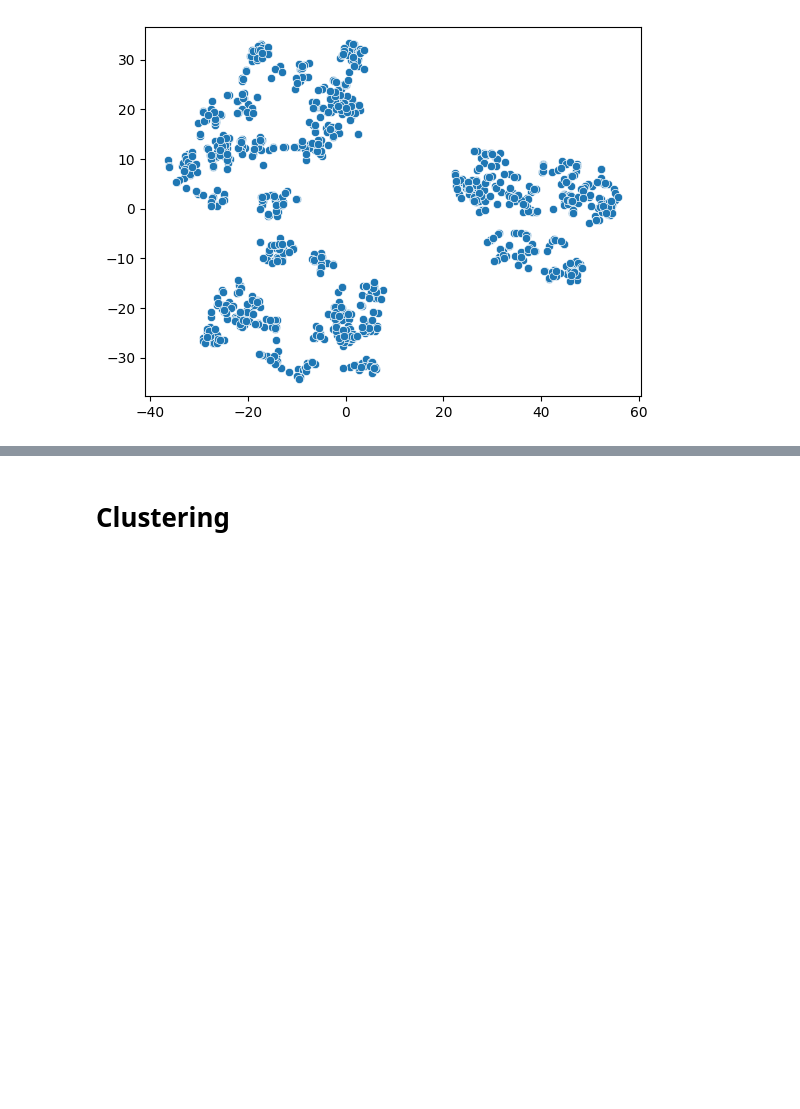
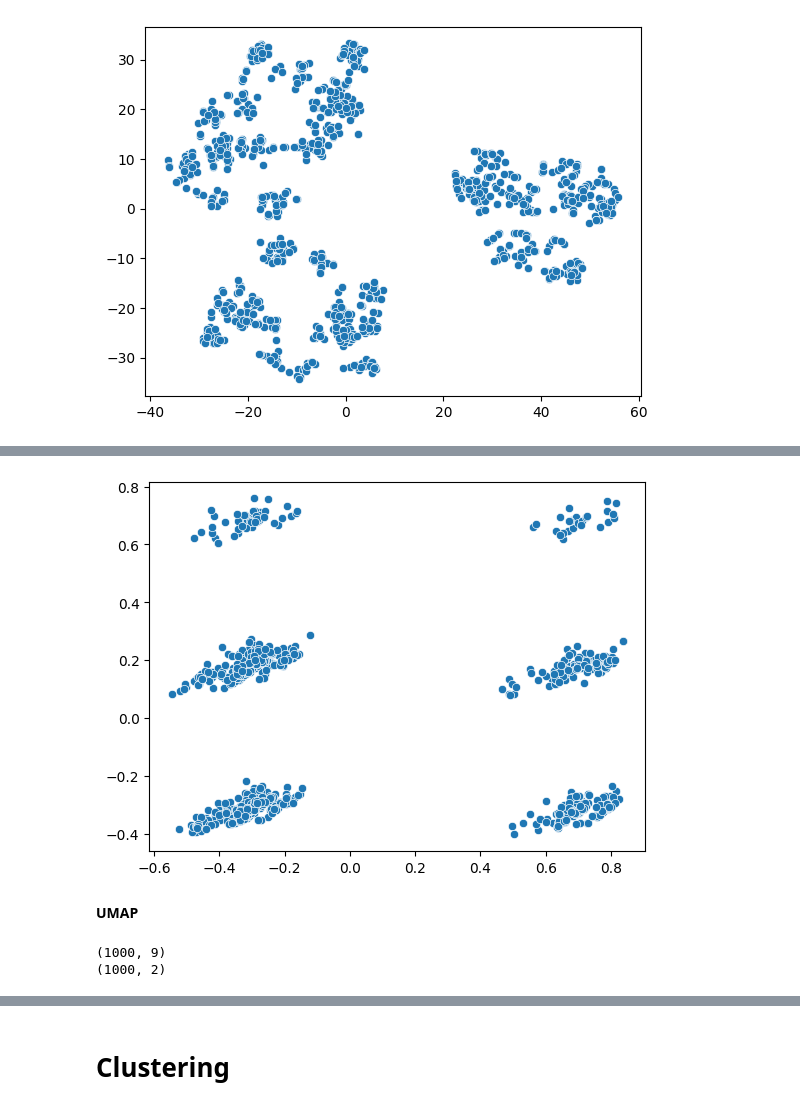
Before and after one commit to aspushkarev/OTUS-ML-Professional, a Jupyter notebook: KMeans_DBSCAN/OTUS_Clustering_Homework.ipynb, the cells around one changed output, grey strips where cells are left out. Cells and saved outputs as stored; diff of their text form; code cells hidden in the pictures; blank space fills up the shorter version.

```diff
--- a/KMeans_DBSCAN/OTUS_Clustering_Homework.ipynb
+++ b/KMeans_DBSCAN/OTUS_Clustering_Homework.ipynb
@@ -211,0 +223,4 @@ sns.scatterplot(x=X_tsne[:,0], y=X_tsne[:,1]);
+# %%
+pca = PCA(n_components=2, random_state=10)
+# %%
+X_pca = pca.fit_transform(X_scaled)
@@ -211,0 +237,6 @@ sns.scatterplot(x=X_tsne[:,0], y=X_tsne[:,1]);
+# %%
+sns.scatterplot(x=X_pca[:,0], y=X_pca[:,1]);
+# %% [output]
+[figure, added]
+# %% [markdown]
+**UMAP**
@@ -211,0 +247,6 @@ sns.scatterplot(x=X_tsne[:,0], y=X_tsne[:,1]);
+# %%
+print(X_scaled.shape)
+print(embedding.shape)
+# %% [output]
+(1000, 9)
+(1000, 2)
```
Also changed, not shown: parts of 25 cells of this notebook.
